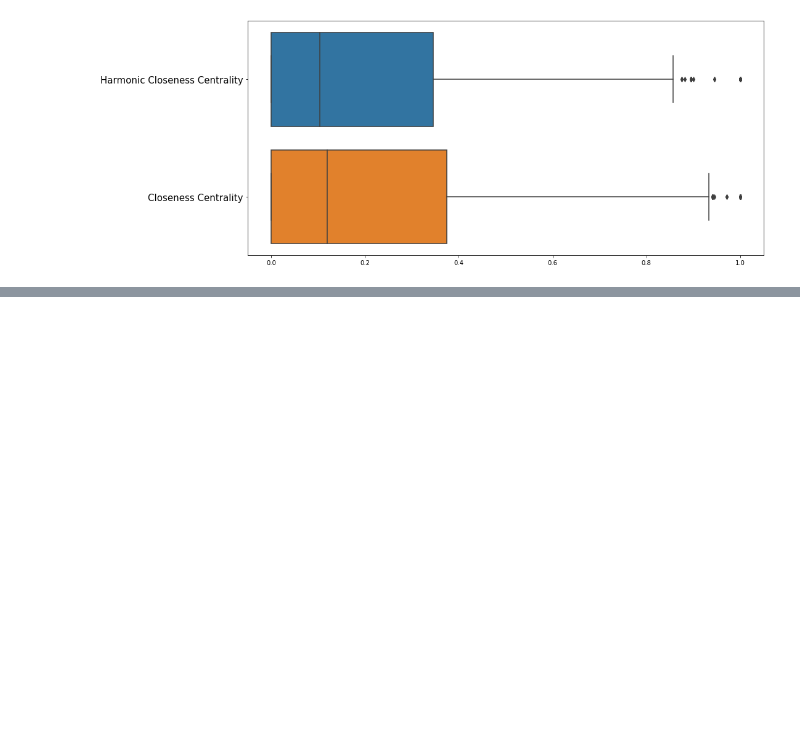
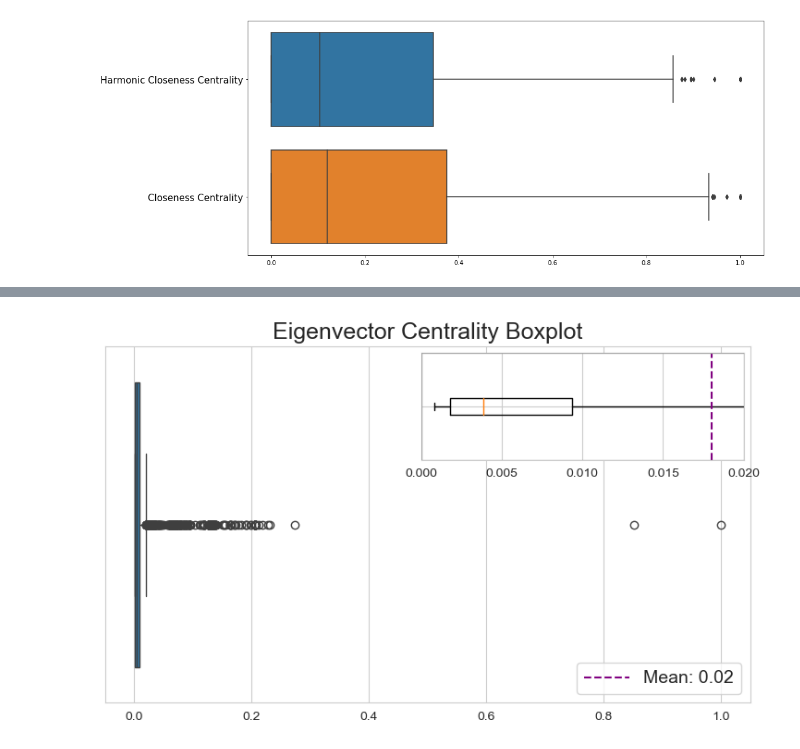
Before and after one commit to alexisfilippakopoulos/Social-Network-Analysis, a Jupyter notebook: data_wrangling.ipynb, the cells around one changed output, grey strips where cells are left out. Saved outputs shown, nothing was run; the diff lists cells and outputs as text; code cells hidden in the pictures; blank space fills up the shorter version.

```diff
--- a/data_wrangling.ipynb
+++ b/data_wrangling.ipynb
@@ -381,0 +418,25 @@ plt.show()
+# %%
+plt.figure(figsize=(9, 5))
+
+fig = sns.boxplot(data=df['eigencentrality'], orient='h')
+mean_val = df['eigencentrality'].mean()
+median = df['eigencentrality'].median()
+plt.title('Eigenvector Centrality Boxplot', fontsize=18)
+plt.xlabel('')
+
+axin = inset_axes(plt.gca(), width="50%", height="30%", loc='upper right')
+axin.boxplot(df['eigencentrality'], vert=False)
+axin.set_xlim(0, 0.02)
+axin.set_yticklabels('')
+axin.set_xticks([0, 0.005, 0.01, 0.015, 0.02])
+axin.axvline(x=np.mean(df['eigencentrality']), color='purple', linestyle='--')
+
+plt.gca().indicate_inset_zoom(axin)
+
+legend_line = plt.Line2D([], [], color='purple', linestyle='--', label=f"Mean: {np.round(np.mean(df['eigencentrality']), 2)}")
+fig.legend(handles=[legend_line], loc='lower right', handlelength=2.5, handleheight=0.5, fontsize=14)
+
+plt.savefig('Assets/network/eigen_box.pdf', dpi=10000, bbox_inches='tight')
+plt.show()
+# %% [output]
+[figure, added]
```
Also changed, not shown: parts of 16 cells of this notebook, 7 other files.
